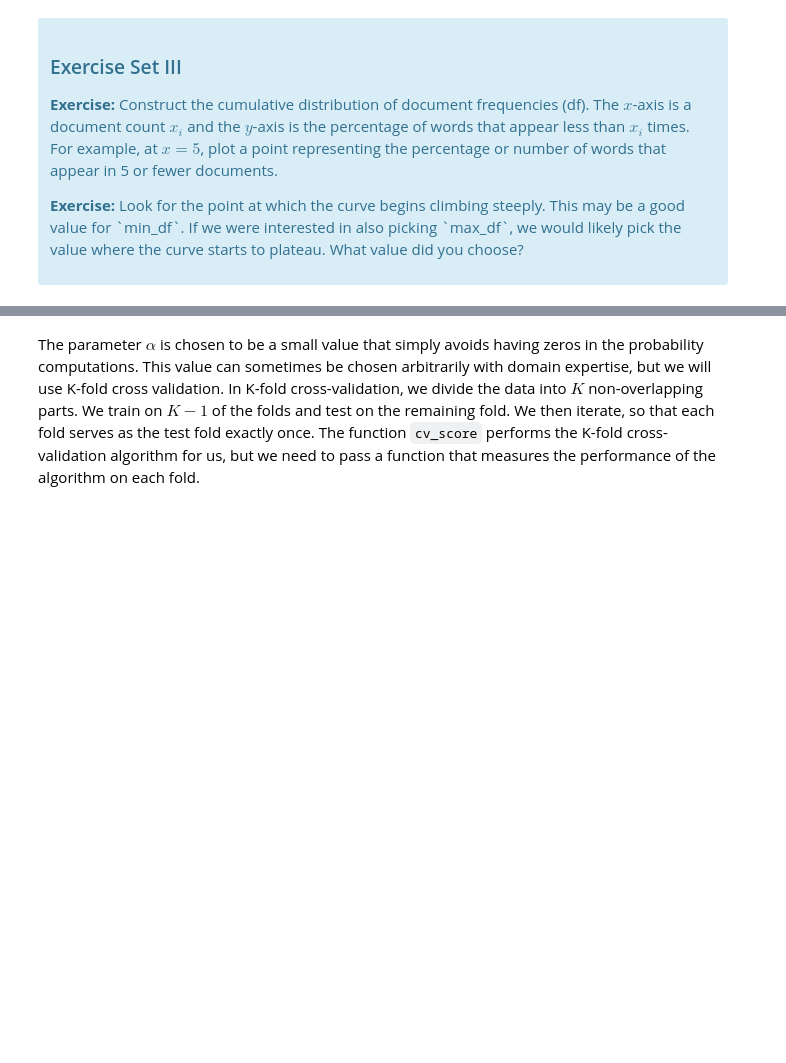
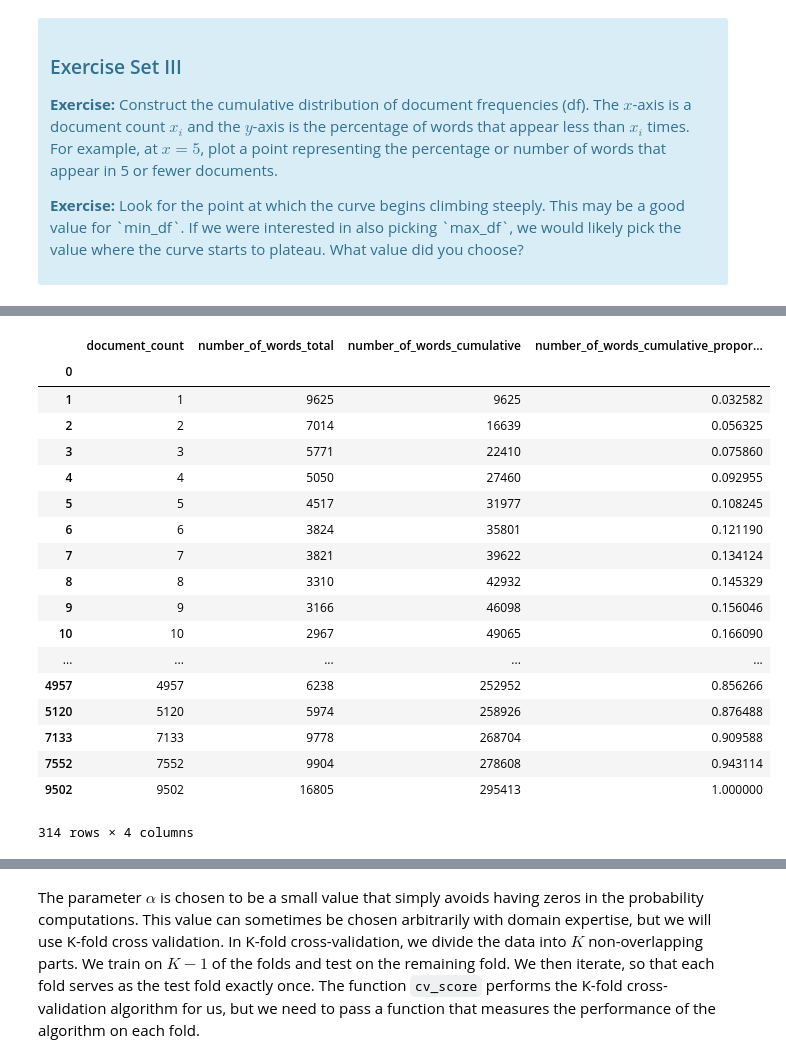
Before and after one commit to FlorianBleichenbacher/FlorianJamesBleichenbacher, a Jupyter notebook: Mini_Project_Naive_Bayes.ipynb, the cells around one changed output, grey strips where cells are left out. Drawn from its saved outputs; the diff is of its cells as text; code cells hidden in the pictures; blank space fills up the shorter version.

```diff
--- a/Mini_Project_Naive_Bayes.ipynb
+++ b/Mini_Project_Naive_Bayes.ipynb
@@ -362,0 +348,7 @@ array([[False, False, False, ..., False, False, False],
+# %%
+word_in_doc = X > 0                 # Produces an array where each column represents a unique word and each row a
+word_in_doc = word_in_doc.toarray() # document. The value is  True when the unique word exists at least one time
+                                    # in the document.
+# %%
+doc_count = np.apply_along_axis(np.sum,0,word_in_doc)
+# Counts the number of True values in X. The result, doc_count, is the number of documents each unique word appears in.
@@ -386,0 +395,29 @@ array([0.03520834, 0.06083779, 0.08191652, ..., 0.96510018, 0.96510018,
+# %%
+doc_count_wordcount['number_of_words_cumulative'] = doc_count_wordcount.number_of_words_total.cumsum()
+doc_count_wordcount['number_of_words_cumulative_proportion'] = doc_count_wordcount.number_of_words_cumulative/\
+                                                               doc_count_wordcount.number_of_words_cumulative.iloc[-1]
+
+doc_count_wordcount
+
+# doc_count_wordcount.number_of_words_cumulative is the number of words that have a corresponding document count or
+# a lower one. doc_count_wordcount.number_of_words_cumulative_proportion is the corresponding proportion.
+# %% [output]
+|  | document_count | number_of_words_total | number_of_words_cumulative | number_of_words_cumulative_propor... |
+| 0 |  |  |  |  |
+| 1 | 1 | 9625 | 9625 | 0.032582 |
+| 2 | 2 | 7014 | 16639 | 0.056325 |
+| 3 | 3 | 5771 | 22410 | 0.075860 |
+| 4 | 4 | 5050 | 27460 | 0.092955 |
+| 5 | 5 | 4517 | 31977 | 0.108245 |
+| 6 | 6 | 3824 | 35801 | 0.121190 |
+| 7 | 7 | 3821 | 39622 | 0.134124 |
+| 8 | 8 | 3310 | 42932 | 0.145329 |
+| 9 | 9 | 3166 | 46098 | 0.156046 |
+| 10 | 10 | 2967 | 49065 | 0.166090 |
+| ... | ... | ... | ... | ... |
+| 4957 | 4957 | 6238 | 252952 | 0.856266 |
+| 5120 | 5120 | 5974 | 258926 | 0.876488 |
+| 7133 | 7133 | 9778 | 268704 | 0.909588 |
+| 7552 | 7552 | 9904 | 278608 | 0.943114 |
+| 9502 | 9502 | 16805 | 295413 | 1.000000 |
+314 rows × 4 columns
```
Also changed, not shown: parts of 21 cells of this notebook.
